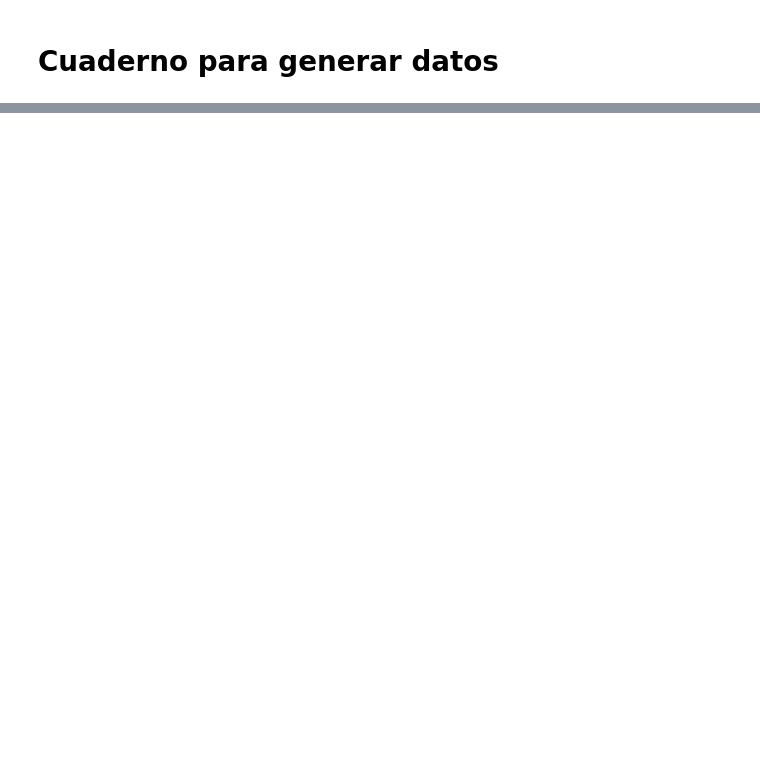
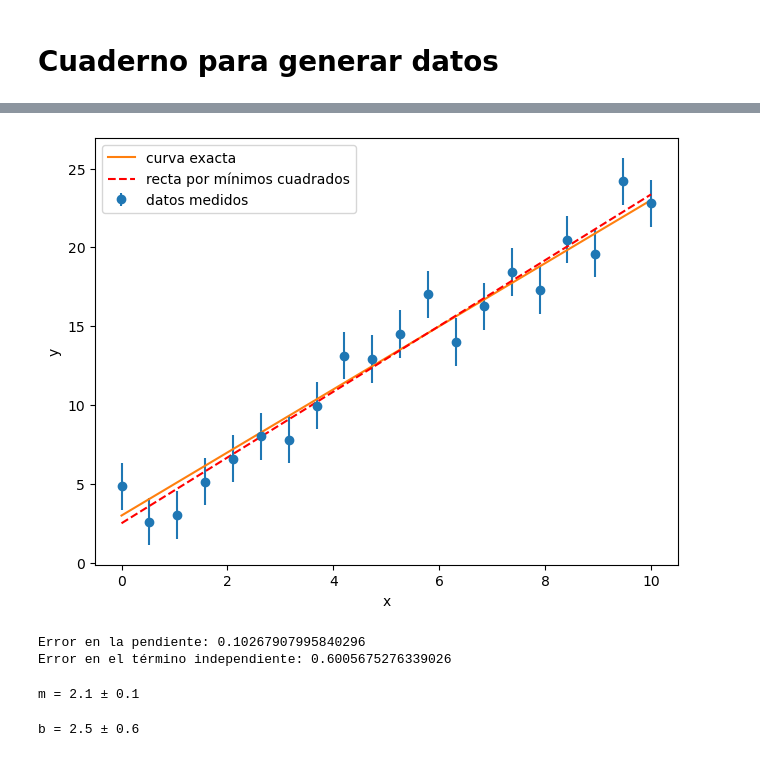
Before and after one commit to hectorfro/LabFisicaWork, a Jupyter notebook: AnalDatos/Notebooks/GeneraData.ipynb, the cells around one changed output, grey strips where cells are left out. Drawn from its saved outputs; the diff is of its cells as text; code cells hidden in the pictures; blank space fills up the shorter version.

```diff
--- a/AnalDatos/Notebooks/GeneraData.ipynb
+++ b/AnalDatos/Notebooks/GeneraData.ipynb
@@ -7,0 +50,67 @@ from scipy.optimize import curve_fit,least_squares
+# %%
+# Vamos a generar un conjunto de datos ficticios para
+# luego hacer una aproximación por mínimos cuadradosamos los datos
+# En el eje x, 20 valores equiespaciados entre 0 y 10
+# Definir los parámetros del modelo
+m = 2.0  # Pendiente
+b = 3.0  # Término independiente
+
+# Generar datos ficticios
+x_datos = np.linspace(0, 10, 20)
+y_exacto = m * x_datos + b
+
+# Introducimos un poco de ruido
+np.random.seed(1900)
+y_ruido = 1.5 * np.random.normal(size=x_datos.size)
+y_datos = y_exacto + y_ruido
+
+# Calcular incertidumbre (en este caso, usando un valor fijo para la simplicidad)
+incertidumbre_y = 1.5  # Puedes ajustar este valor según tus necesidades
+
+# Graficar los datos con barras de error
+plt.figure()
+plt.errorbar(x_datos, y_datos, yerr=incertidumbre_y, fmt='o', label='datos medidos')
+
+# Graficar la curva exacta
+plt.plot(x_datos, y_exacto, '-', label='curva exacta')
+
+# Ajustar el diseño del gráfico
+plt.tight_layout()
+
+# Ajustar la recta por mínimos cuadrados
+A = np.vstack([x_datos, np.ones(len(x_datos))]).T
+m_cua, b_cua = np.linalg.lstsq(A, y_datos, rcond=None)[0]
+
+# Graficar la recta por mínimos cuadrados
+plt.plot(x_datos, m_cua * x_datos + b_cua, 'r--', label='recta por mínimos cuadrados')
+
+# Añadir leyenda y etiquetas de ejes
+plt.legend(loc='best')
+plt.xlabel('x')
+plt.ylabel('y')
+
+# Mostrar la gráfica
+plt.show()
+# %% [output]
+[figure, added]
+# %%
+# Calcular los errores estándar de los coeficientes
+residuals = y_datos - (m_cua * x_datos + b_cua)
+mse = np.sum(residuals ** 2) / (len(x_datos) - 2)  # Error cuadrático medio
+variance = np.var(x_datos, ddof=1)  # Varianza de x_datos
+m_error = np.sqrt(mse / np.sum((x_datos - np.mean(x_datos)) ** 2))
+b_error = np.sqrt(mse * (1 / len(x_datos) + np.mean(x_datos) ** 2 / np.sum((x_datos - np.mean(x_datos)) ** 2)))
+
+print("Error en la pendiente:", m_error)
+print("Error en el término independiente:", b_error)
+# %% [output]
+Error en la pendiente: 0.10267907995840296
+Error en el término independiente: 0.6005675276339026
+# %%
+print(f'm = {np.round(m_cua, 1)} \u00B1 {np.round(m_error, 1)}')
+# %% [output]
+m = 2.1 ± 0.1
+# %%
+print(f'b = {np.round(b_cua, 1)} \u00B1 {np.round(b_error, 1)}')
+# %% [output]
+b = 2.5 ± 0.6
```
Also changed, not shown: parts of 11 cells of this notebook.
